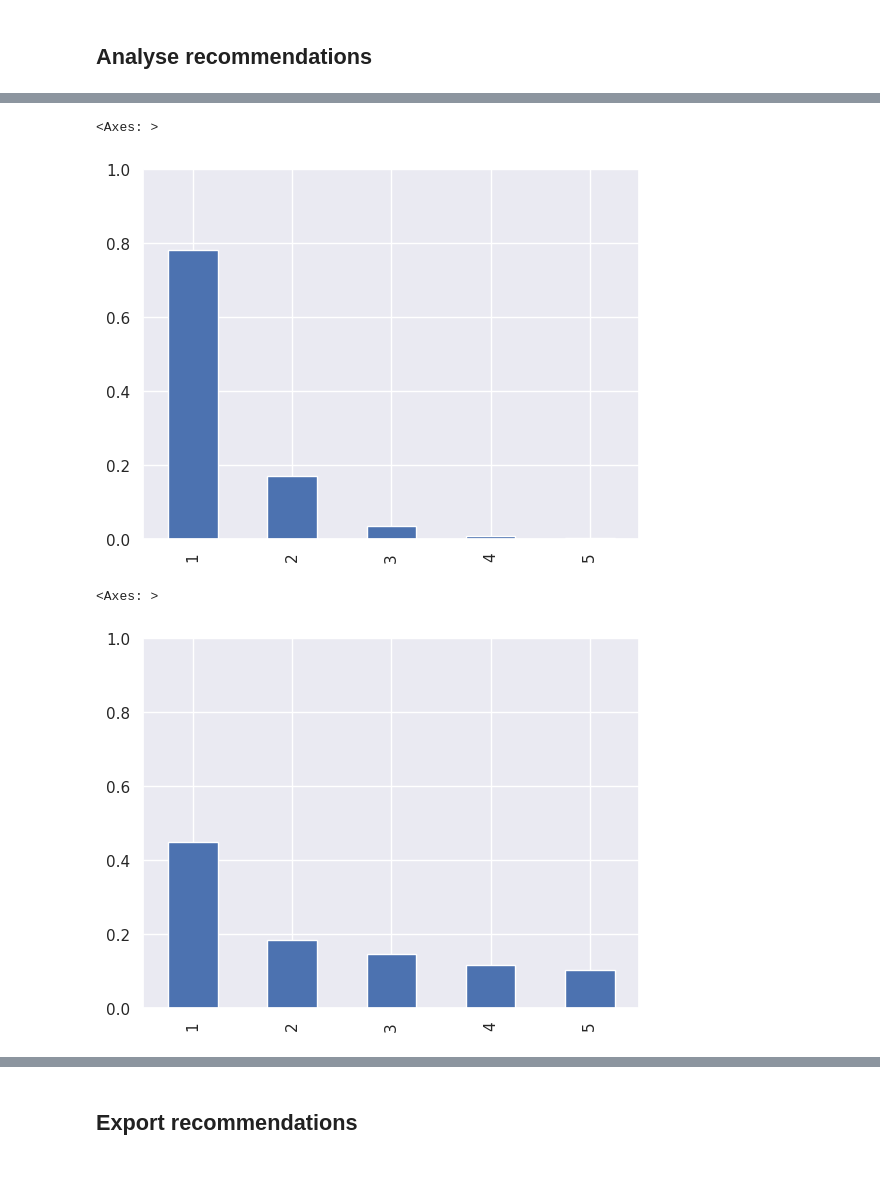
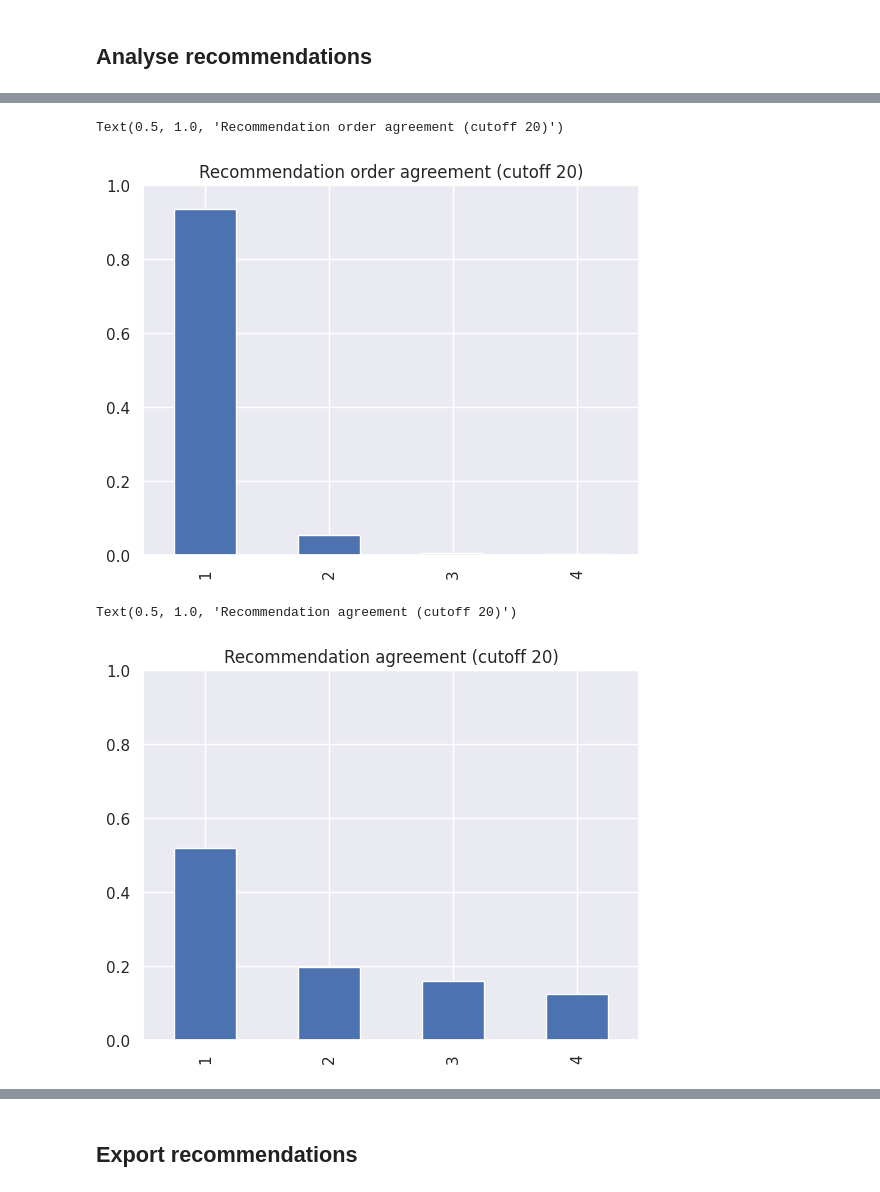
Before and after one commit to tomaz-suller/recsys, a Jupyter notebook: 9-tomaz-suller-submission.ipynb, the cells around one changed output, grey strips where cells are left out. Cells and saved outputs as stored; diff of their text form; code cells hidden in the pictures.

```diff
--- a/9-tomaz-suller-submission.ipynb
+++ b/9-tomaz-suller-submission.ipynb
@@ -37,5 +40,5 @@ True
 # %%
-MODELS_DIR = Path("models")
+MODELS_DIR = Path("models") / TRAINING_SET
 MODELS_DIR.exists()
 # %% [output]
 True
@@ -495,13 +503,13 @@ EvaluatorHoldout: Processed 33827 (100.0%) in 18.19 sec. Users per second: 1860
 # %%
 with (MODELS_DIR / "slim_elasticnet.pkl").open("rb") as f:
     slim_elasticnet_recommender = pickle.load(f)
-with (MODELS_DIR / "rp3_icm.pkl").open("rb") as f:
-    rp3_icm = pickle.load(f)
+with (MODELS_DIR / "user_wide_hybrid.pkl").open("rb") as f:
+    user_wide_hybrid_recommender = pickle.load(f)
 
 recommender_object = ScoresHybridRecommender(
     URM_train,
     slim_elasticnet_recommender,
-    rp3_icm,
+    user_wide_hybrid_recommender,
 )
 # %%
 def recommender_map10(x):
@@ -845,9 +841,11 @@ models
  'slim_elasticnet_fs': <Recommenders.SLIM.SLIMElasticNetRecommender.SLIMElasticNetRecommender at 0x...>,
  'rp3_icm': <Recommenders.GraphBased.RP3betaRecommenderICM.RP3betaRecommenderICM at 0x...>}
 # %%
+CUTOFF = 20
+
 recommendations_train = {
-    name: pd.DataFrame(recommend(model, range(URM_train.shape[0]), cutoff=30))
-    for name, model in models.items()
+    name: pd.DataFrame(recommend(model, test_df["user_id"].to_list(), cutoff=CUTOFF))
+    for name, model in tqdm(models.items(), desc="Model")
 }
 # %%
 def melt_recommendations(recommendations_df: pd.DataFrame, name: str) -> pd.DataFrame:
@@ -864,6 +862,6 @@ recommendations_train_list = [
     for name, recommendations_df in recommendations_train.items()
 ]
 recommendations_train_df = pd.concat(recommendations_train_list, axis="index")
-recommendations_train_df["order"] += 1
+recommendations_train_df["points"] = (CUTOFF - recommendations_train_df["order"]) / CUTOFF
 recommendations_train_df
 # %% [output]
@@ -883,17 +905,19 @@ recommendations_train_df
 # %%
-recommendations_train_df.groupby(["user", "order"]).value_counts(
+ax = recommendations_train_df.groupby(["user", "order"]).value_counts(
     subset=["value"]
 ).value_counts(normalize=True).plot.bar(ylim=(0, 1))
+ax.set_title(f"Recommendation order agreement (cutoff {CUTOFF})")
 # %% [output]
-<Axes: >
+Text(0.5, 1.0, 'Recommendation order agreement (cutoff 20)')
-[figure, old version]
+[figure, new version]
 # %%
-recommendations_train_df.groupby("user").value_counts(subset=["value"]).value_counts(
+ax = recommendations_train_df.groupby("user").value_counts(subset=["value"]).value_counts(
     normalize=True
 ).plot.bar(ylim=(0, 1))
+ax.set_title(f"Recommendation agreement (cutoff {CUTOFF})")
 # %% [output]
-<Axes: >
+Text(0.5, 1.0, 'Recommendation agreement (cutoff 20)')
-[figure, old version]
+[figure, new version]
 # %%
 sns.violinplot(recommendations_train_df.groupby("value").aggregate({"order": "mean"}))
 # %% [output]
```
Also changed, not shown: parts of 62 cells of this notebook.
